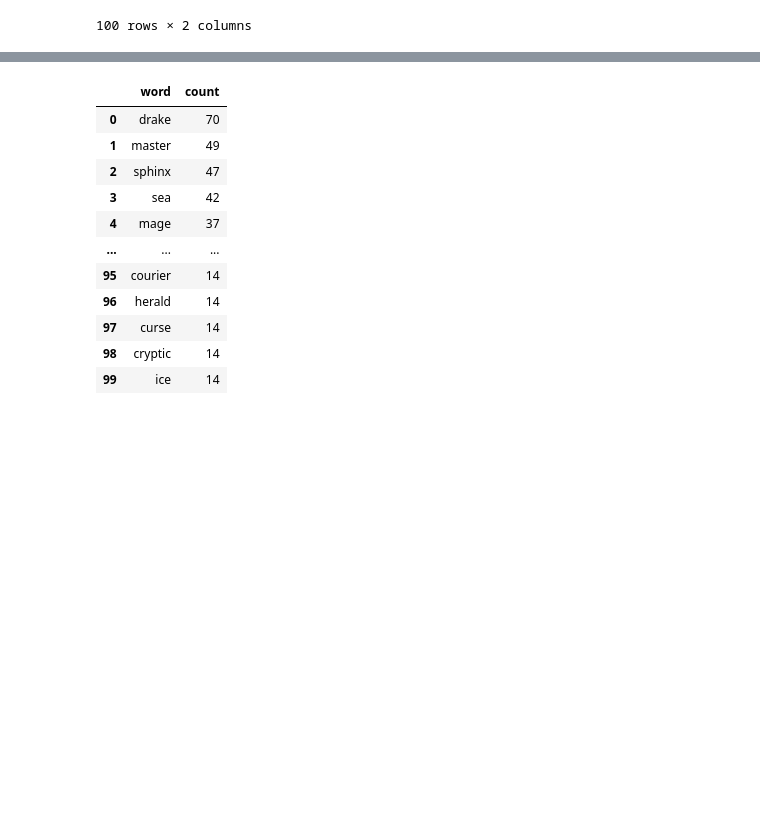
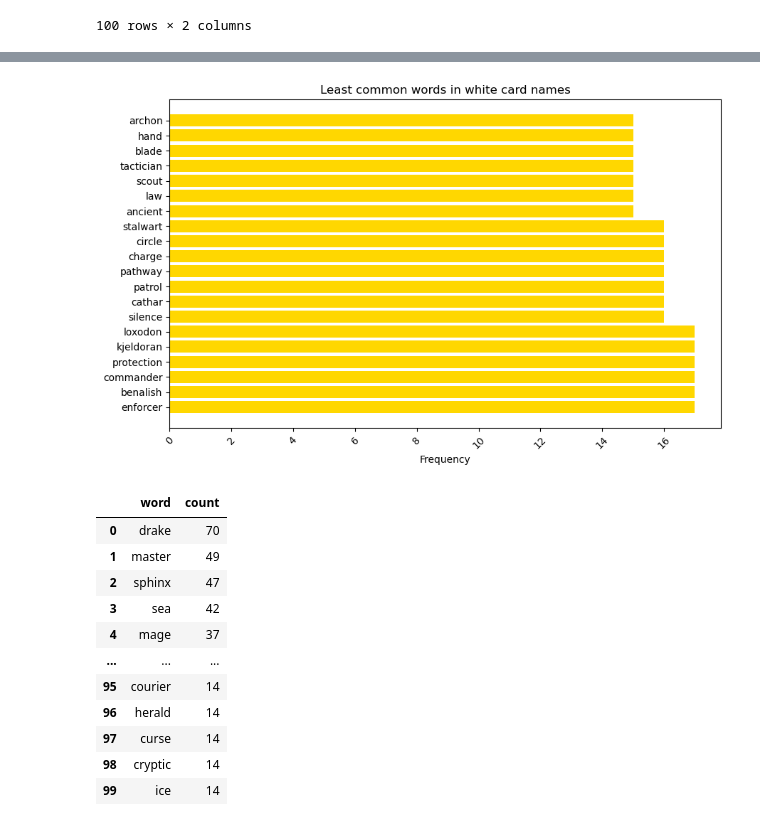
Before and after one commit to cold-quix/mtg-analysis, a Jupyter notebook: main.ipynb, the cells around one changed output, grey strips where cells are left out. Saved outputs shown, nothing was run; the diff lists cells and outputs as text; code cells hidden in the pictures; blank space fills up the shorter version.

```diff
--- a/main.ipynb
+++ b/main.ipynb
@@ -167,3 +179,14 @@ df_count_W
+# %%
+# plot 20 least common words
+plt.figure(figsize=(10, 6))
+plt.barh(df_count_W["word"][79:99], df_count_W["count"][79:99], color="gold")
+plt.xlabel("Frequency")
+plt.ylabel("")
+plt.title("Least common words in white card names")
+plt.xticks(rotation=45)
+plt.show()
+# %% [output]
+[figure, added]
 # %%
 words_U = process_text(dict_corpora_strings["U"])
 df_count_U = word_counter(words_U)
```
Also changed, not shown: parts of 11 cells of this notebook, 10 other files.
